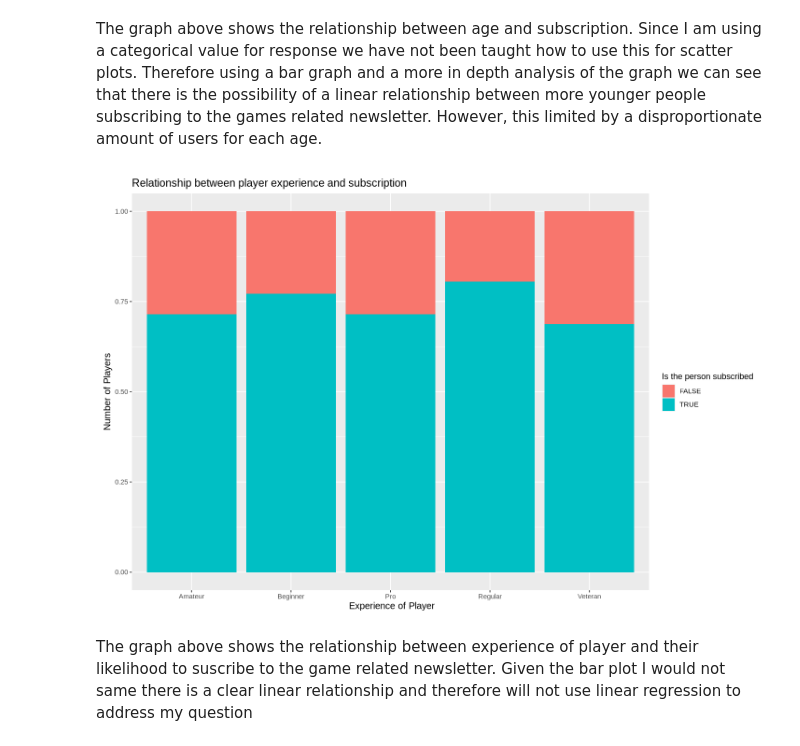
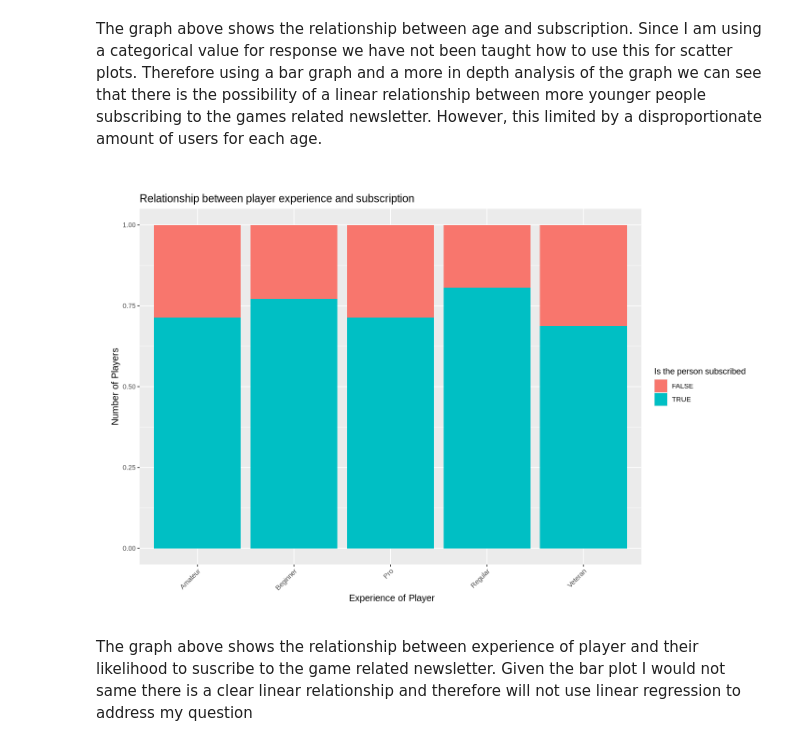
Before and after one commit to Jvantunen/DSCI_minecraft_project_group2, a Jupyter notebook: DSCI_individual_progect_Group_2.ipynb, the cells around one changed output. Saved outputs shown, nothing was run; the diff lists cells and outputs as text; code cells hidden in the pictures.

Commit message:
changed the title angle

```diff
--- a/DSCI_individual_progect_Group_2.ipynb
+++ b/DSCI_individual_progect_Group_2.ipynb
@@ -198,21 +198,22 @@ The graph above shows the relationship between age and subscription. Since I am
 # %%
 #visualization of experience vs suscribe
 
 graph_of_experience<- players|>
 ggplot(aes(x = experience, fill = subscribe))+
 geom_bar(position = 'fill')+
 xlab(" Experience of Player") +
 ylab("Number of Players")+
 labs(fill = "Is the person subscribed")+
 ggtitle("Relationship between player experience and subscription")+
 theme(plot.title = element_text(size = 14),
         axis.title = element_text(size = 12),
-        plot.margin = margin(10, 10, 10, 10))
+        axis.text.x = element_text(angle = 45, hjust = 1),
+        plot.margin = margin(30, 20, 20, 20))
 graph_of_experience
 
 ggsave("graph_of_experience.png", plot = graph_of_experience, width = 8, height = 6, dpi = 150)
 # %% [output]
-[figure, old version]
+[figure, new version]
 # %% [markdown]
 The graph above shows the relationship between experience of player and their likelihood to suscribe to the game related newsletter. Given the bar plot I would not same there is a clear linear relationship and therefore will not use linear regression to address my question
 # %% [markdown]
```
